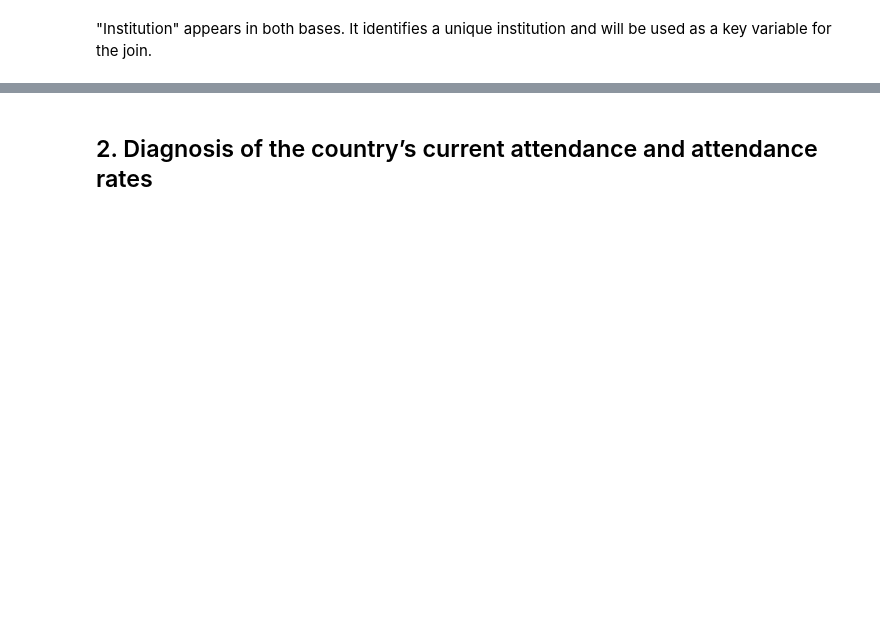
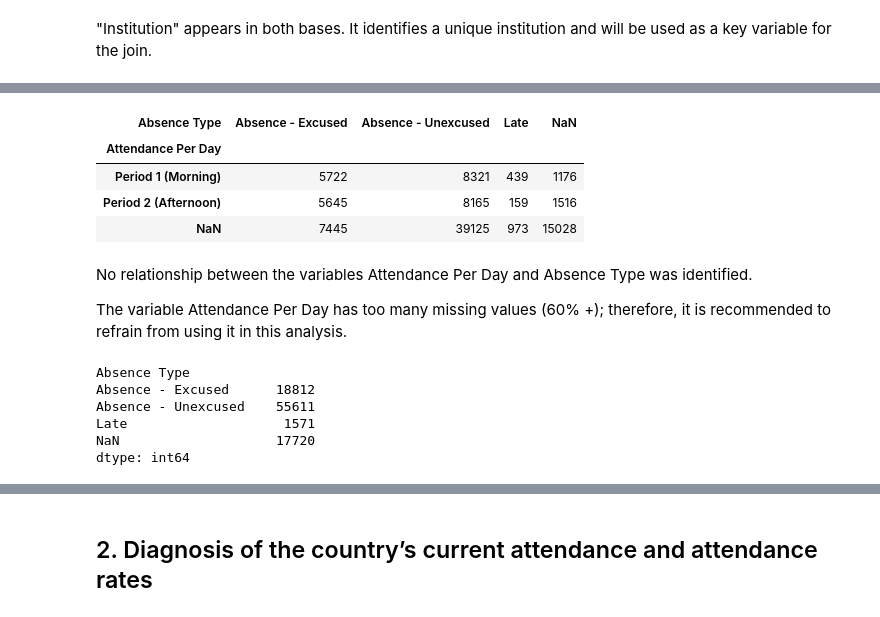
Before and after one commit to maurottito/school_attendance_metrics, a Jupyter notebook: analisis_exploratorio.ipynb, the cells around one changed output, grey strips where cells are left out. Saved outputs shown, nothing was run; the diff lists cells and outputs as text; code cells hidden in the pictures; blank space fills up the shorter version.

```diff
--- a/analisis_exploratorio.ipynb
+++ b/analisis_exploratorio.ipynb
@@ -168 +244,22 @@ Late                     2450
 Name: Absence Type, dtype: int64
+# %%
+df_attendance.groupby(['Attendance Per Day', 'Absence Type'], dropna=False).size().unstack('Absence Type')
+# %% [output]
+| Absence Type | Absence - Excused | Absence - Unexcused | Late | NaN |
+| Attendance Per Day |  |  |  |  |
+| Period 1 (Morning) | 5722 | 8321 | 439 | 1176 |
+| Period 2 (Afternoon) | 5645 | 8165 | 159 | 1516 |
+| NaN | 7445 | 39125 | 973 | 15028 |
+# %% [markdown]
+No relationship between the variables Attendance Per Day and Absence Type was identified.
+
+The variable Attendance Per Day has too many missing values (60% +); therefore, it is recommended to refrain from using it in this analysis.
+# %%
+df_attendance.groupby(['Absence Type'], dropna=False).size()
+# %% [output]
+Absence Type
+Absence - Excused      18812
+Absence - Unexcused    55611
+Late                    1571
+NaN                    17720
+dtype: int64
```
Also changed, not shown: parts of 62 cells of this notebook.
